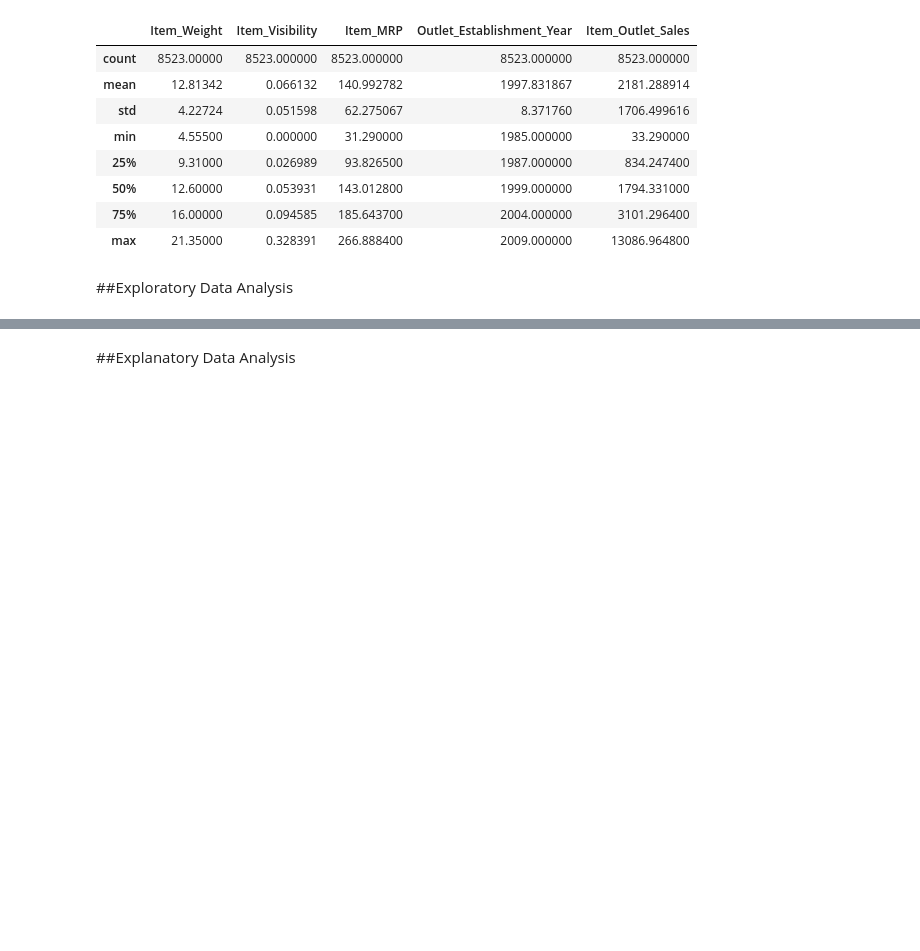
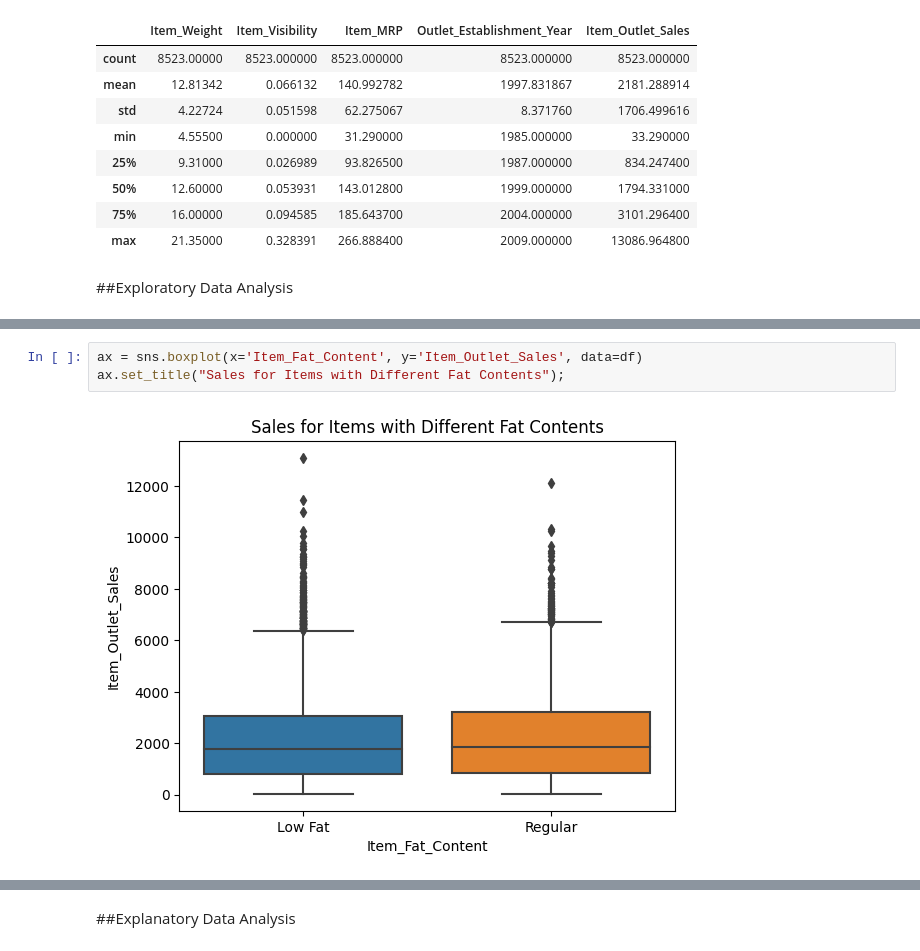
Before and after one commit to GregoryL12/Prediction-of-Product-Sales, a Jupyter notebook: Prediction_of_Product_Sales.ipynb, the cells around one changed output, grey strips where cells are left out. Drawn from its saved outputs; the diff is of its cells as text; blank space fills up the shorter version.

```diff
--- a/Prediction_of_Product_Sales.ipynb
+++ b/Prediction_of_Product_Sales.ipynb
@@ -192,0 +213,5 @@ df.describe()
+# %%
+ax = sns.boxplot(x='Item_Fat_Content', y='Item_Outlet_Sales', data=df)
+ax.set_title("Sales for Items with Different Fat Contents");
+# %% [output]
+[figure, added]
```
Also changed, not shown: parts of 8 cells of this notebook.
